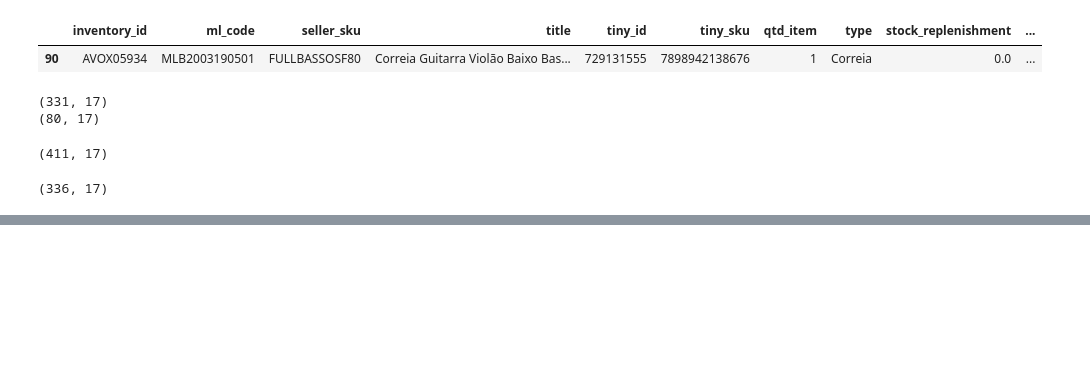
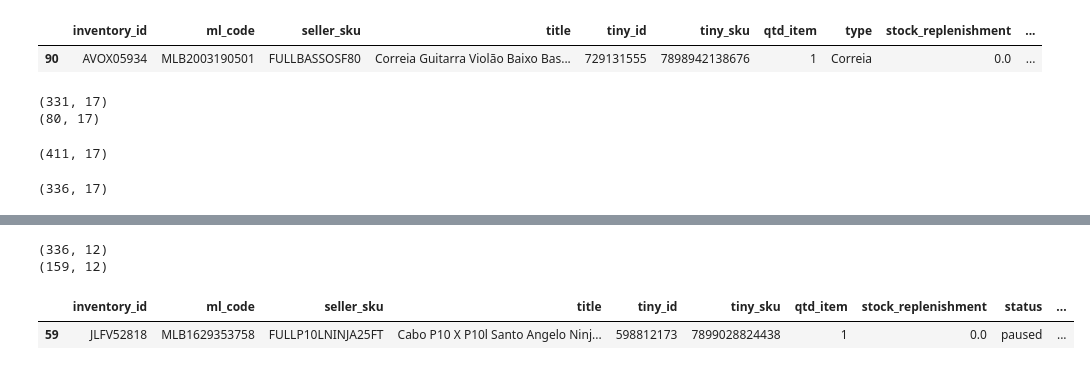
Before and after one commit to lpcoutinho/mcenter_streamlit, a Jupyter notebook: Notebooks/calculando_envio_fulfillment.ipynb, the cells around one changed output, grey strips where cells are left out. Saved outputs shown, nothing was run; the diff lists cells and outputs as text; code cells hidden in the pictures; blank space fills up the shorter version.

Commit message:
removendo dup e somando quantidade de itens

```diff
--- a/Notebooks/calculando_envio_fulfillment.ipynb
+++ b/Notebooks/calculando_envio_fulfillment.ipynb
@@ -1391,3 +1391,19 @@ df_wms_tf_no_itens
 | 242 | UIUW89800 | MLB1662970458 | FULLIZZO6480 | Pandeiro Original 10 Pol Abs Pret... | 741799625 | 7897626864801 | 1 | 0.0 | paused | ... |
 | 243 | UIUW89800 | MLB1662970458 | FULLIZZO6480 | Pandeiro Original 10 Pol Abs Pret... | 741799625 | 7897626864801 | 1 | 0.0 | paused | ... |
 244 rows × 12 columns
+# %%
+## Removendo e somando duplicatas
+# Lista das colunas que devem ser usadas para identificar linhas repetidas
+cols_to_check_duplicates = [
+    "inventory_id",
+    "ml_code",
+    "seller_sku",
+    "title",
+    "tiny_id",
+    "tiny_sku",
+    "qtd_item",
+    "stock_replenishment",
+    "status",
+    "produtoCodigoInterno",
+    "produtoCodigoExterno",
+]
@@ -1527,0 +1601,35 @@ df_wms_tf_sold_zero
+# %%
+# Agrupar por linhas repetidas e somar a coluna quantidade_disponivel
+df_wms_tf_sold_zero_sum = (
+    df_wms_tf_sold_zero.groupby(cols_to_check_duplicates)["quantidade_disponivel"]
+    .sum()
+    .reset_index()
+)
+
+# organizando
+cols_result = [
+    "inventory_id",
+    "ml_code",
+    "seller_sku",
+    "title",
+    "tiny_id",
+    "tiny_sku",
+    "qtd_item",
+    "stock_replenishment",
+    "status",
+    "produtoCodigoInterno",
+    "produtoCodigoExterno",
+    "quantidade_disponivel",
+]
+df_wms_tf_sold_zero_sum = df_wms_tf_sold_zero_sum[cols_result]
+# %%
+print(df_wms_tf_sold_zero.shape)
+print(df_wms_tf_sold_zero_sum.shape)
+# %% [output]
+(336, 12)
+(159, 12)
+# %%
+df_wms_tf_sold_zero_sum.sample()
+# %% [output]
+|  | inventory_id | ml_code | seller_sku | title | tiny_id | tiny_sku | qtd_item | stock_replenishment | status | ... |
+| 59 | JLFV52818 | MLB1629353758 | FULLP10LNINJA25FT | Cabo P10 X P10l Santo Angelo Ninj... | 598812173 | 7899028824438 | 1 | 0.0 | paused | ... |
```
Also changed, not shown: parts of 9 cells of this notebook, 3 other files.
